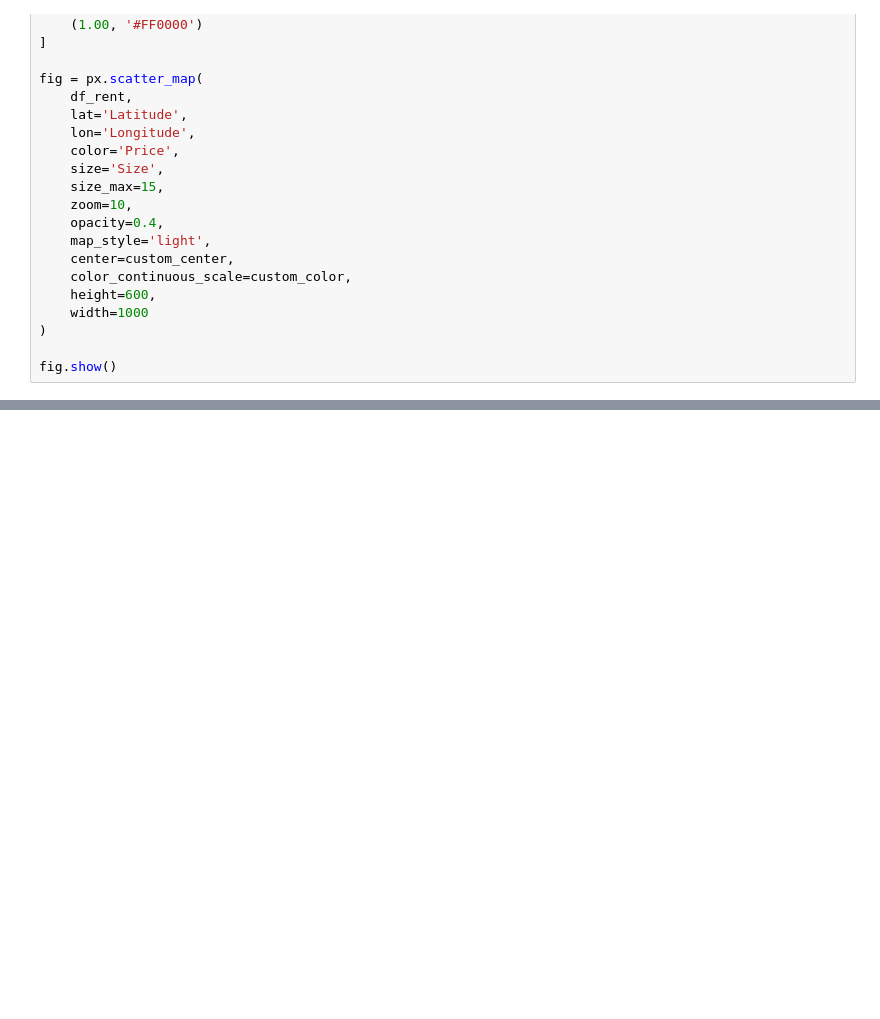
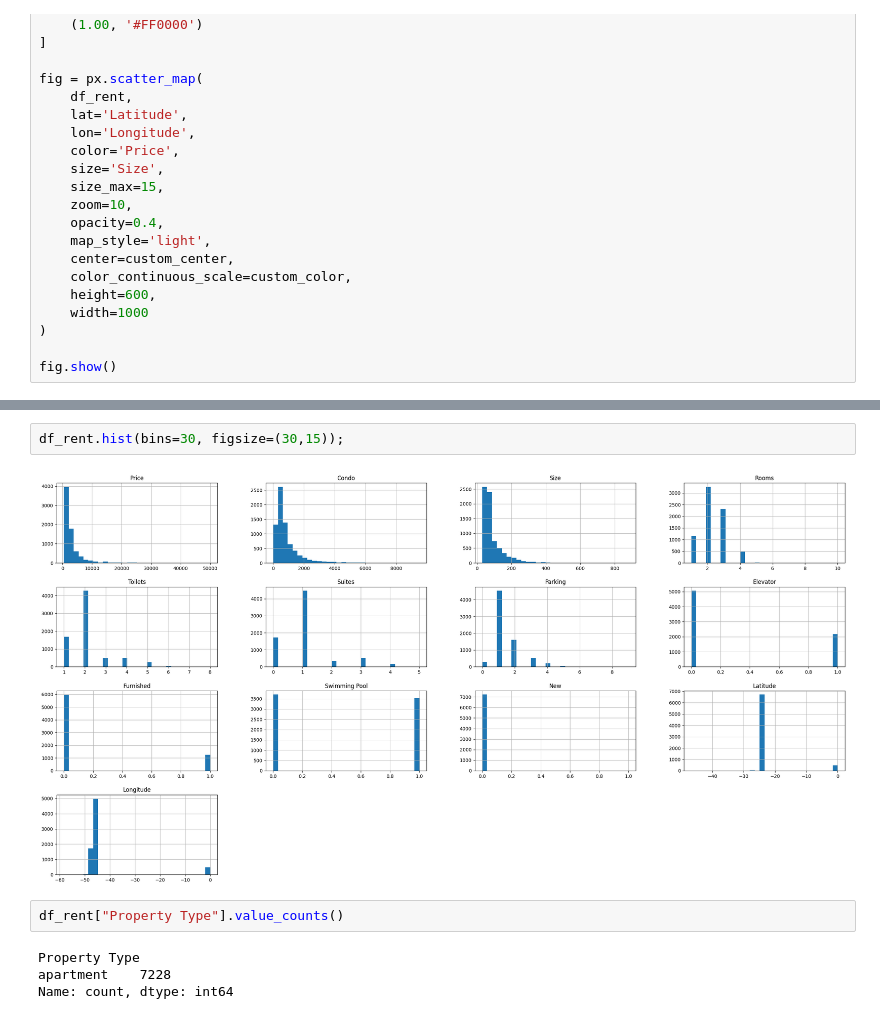
Before and after one commit to fernandops21/SP_Real_Estate_Analysis, a Jupyter notebook: main.ipynb, the cells around one changed output, grey strips where cells are left out. Saved outputs shown, nothing was run; the diff lists cells and outputs as text; blank space fills up the shorter version.

```diff
--- a/main.ipynb
+++ b/main.ipynb
@@ -77,0 +90,10 @@ fig.show()
+# %%
+df_rent.hist(bins=30, figsize=(30,15));
+# %% [output]
+[figure, added]
+# %%
+df_rent["Property Type"].value_counts()
+# %% [output]
+Property Type
+apartment    7228
+Name: count, dtype: int64
```
Also changed, not shown: parts of 3 cells of this notebook.
